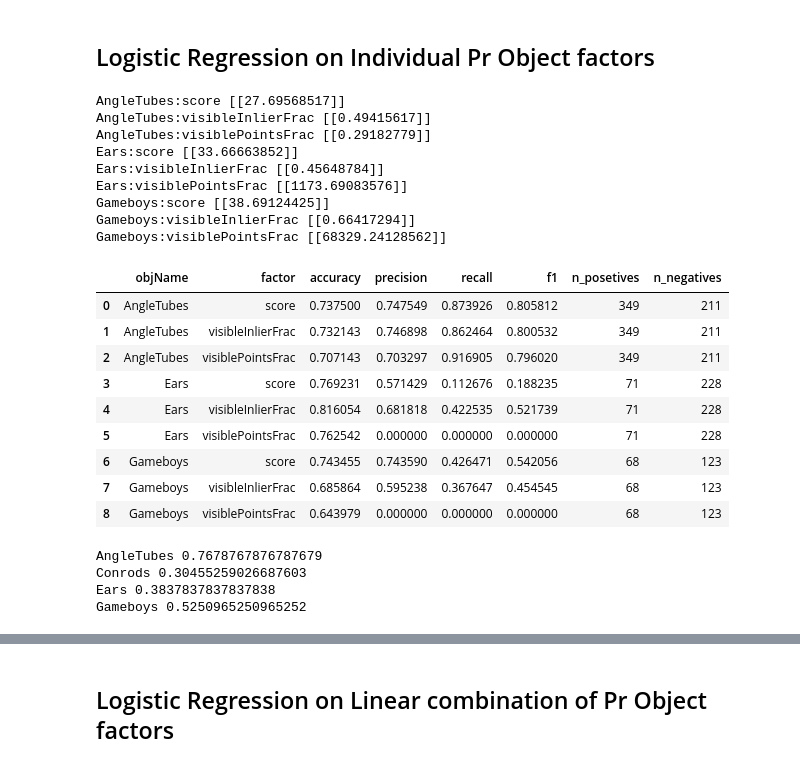
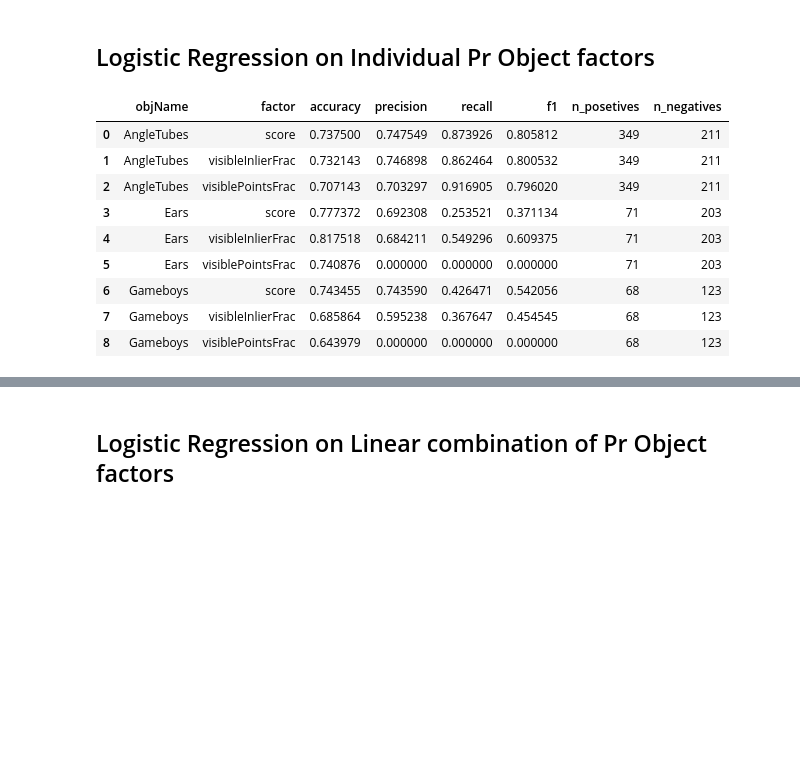
Before and after one commit to Jensbeltman/masterRepo, a Jupyter notebook: scripts/dataset_logistic_regression.ipynb, the cells around one changed output, grey strips where cells are left out. Drawn from its saved outputs; the diff is of its cells as text; code cells hidden in the pictures; blank space fills up the shorter version.

```diff
--- a/scripts/dataset_logistic_regression.ipynb
+++ b/scripts/dataset_logistic_regression.ipynb
@@ -160,46 +199,20 @@ def logistic_regression_plots(df,object_names = ["AngleTubes","Ears","Gameboys"]
 # %% [markdown]
 ## Logistic Regression on Individual Pr Object factors
-# %%
-models, result_df = binary_logistic_regession_individual_factors(df,["AngleTubes","Ears","Gameboys"],["score","visibleInlierFrac","visiblePointsFrac"],normalize_factors=False)
-pd.options.display.latex.repr = False
-for mkey in models:
-    print(mkey,-models[mkey].intercept_/models[mkey].coef_)
-result_df
-# %% [output]
-AngleTubes:score [[27.69568517]]
-AngleTubes:visibleInlierFrac [[0.49415617]]
-AngleTubes:visiblePointsFrac [[0.29182779]]
-Ears:score [[33.66663852]]
-Ears:visibleInlierFrac [[0.45648784]]
-Ears:visiblePointsFrac [[1173.69083576]]
-Gameboys:score [[38.69124425]]
-Gameboys:visibleInlierFrac [[0.66417294]]
-Gameboys:visiblePointsFrac [[68329.24128562]]
-|  | objName | factor | accuracy | precision | recall | f1 | n_posetives | n_negatives |
-| 0 | AngleTubes | score | 0.737500 | 0.747549 | 0.873926 | 0.805812 | 349 | 211 |
-| 1 | AngleTubes | visibleInlierFrac | 0.732143 | 0.746898 | 0.862464 | 0.800532 | 349 | 211 |
-| 2 | AngleTubes | visiblePointsFrac | 0.707143 | 0.703297 | 0.916905 | 0.796020 | 349 | 211 |
-| 3 | Ears | score | 0.769231 | 0.571429 | 0.112676 | 0.188235 | 71 | 228 |
-| 4 | Ears | visibleInlierFrac | 0.816054 | 0.681818 | 0.422535 | 0.521739 | 71 | 228 |
-| 5 | Ears | visiblePointsFrac | 0.762542 | 0.000000 | 0.000000 | 0.000000 | 71 | 228 |
-| 6 | Gameboys | score | 0.743455 | 0.743590 | 0.426471 | 0.542056 | 68 | 123 |
-| 7 | Gameboys | visibleInlierFrac | 0.685864 | 0.595238 | 0.367647 | 0.454545 | 68 | 123 |
-| 8 | Gameboys | visiblePointsFrac | 0.643979 | 0.000000 | 0.000000 | 0.000000 | 68 | 123 |
-# %%
-
-tuned_thresholds = {"AngleTubes" : 0.7981865000000002,
-                    "Conrods" : 0.6617794666666668,
-                    "Ears" : 0.5647185000000001,
-                    "Gameboys" : 0.7576721578947371}
-
-for tt in tuned_thresholds:
-    d = df[df["objName"]==tt]
-    print(tt,metrics.classification_report(d.g.values,d.score.values>tuned_thresholds[tt],output_dict=True)['1']["f1-score"])
-# %% [output]
-AngleTubes 0.7678767876787679
-Conrods 0.30455259026687603
-Ears 0.3837837837837838
-Gameboys 0.5250965250965252
+# %%
+variables = ["score","visibleInlierFrac","visiblePointsFrac"]
+models, result_df = binary_logistic_regession_individual_factors(df,["AngleTubes","Ears","Gameboys"],variables,normalize_factors=False)
+result_df
+# %% [output]
+|  | objName | factor | accuracy | precision | recall | f1 | n_posetives | n_negatives |
+| 0 | AngleTubes | score | 0.737500 | 0.747549 | 0.873926 | 0.805812 | 349 | 211 |
+| 1 | AngleTubes | visibleInlierFrac | 0.732143 | 0.746898 | 0.862464 | 0.800532 | 349 | 211 |
+| 2 | AngleTubes | visiblePointsFrac | 0.707143 | 0.703297 | 0.916905 | 0.796020 | 349 | 211 |
+| 3 | Ears | score | 0.777372 | 0.692308 | 0.253521 | 0.371134 | 71 | 203 |
+| 4 | Ears | visibleInlierFrac | 0.817518 | 0.684211 | 0.549296 | 0.609375 | 71 | 203 |
+| 5 | Ears | visiblePointsFrac | 0.740876 | 0.000000 | 0.000000 | 0.000000 | 71 | 203 |
+| 6 | Gameboys | score | 0.743455 | 0.743590 | 0.426471 | 0.542056 | 68 | 123 |
+| 7 | Gameboys | visibleInlierFrac | 0.685864 | 0.595238 | 0.367647 | 0.454545 | 68 | 123 |
+| 8 | Gameboys | visiblePointsFrac | 0.643979 | 0.000000 | 0.000000 | 0.000000 | 68 | 123 |
 # %%
 logistic_regression_plots_individual_factors(df,object_names = ["AngleTubes","Ears","Gameboys"], factors= ["score","visibleInlierFrac","visiblePointsFrac"],normalize_factors=False)
 plt.savefig("PrObjectLogisticRegressionIndividual.pdf")
```
Also changed, not shown: parts of 12 cells of this notebook.
